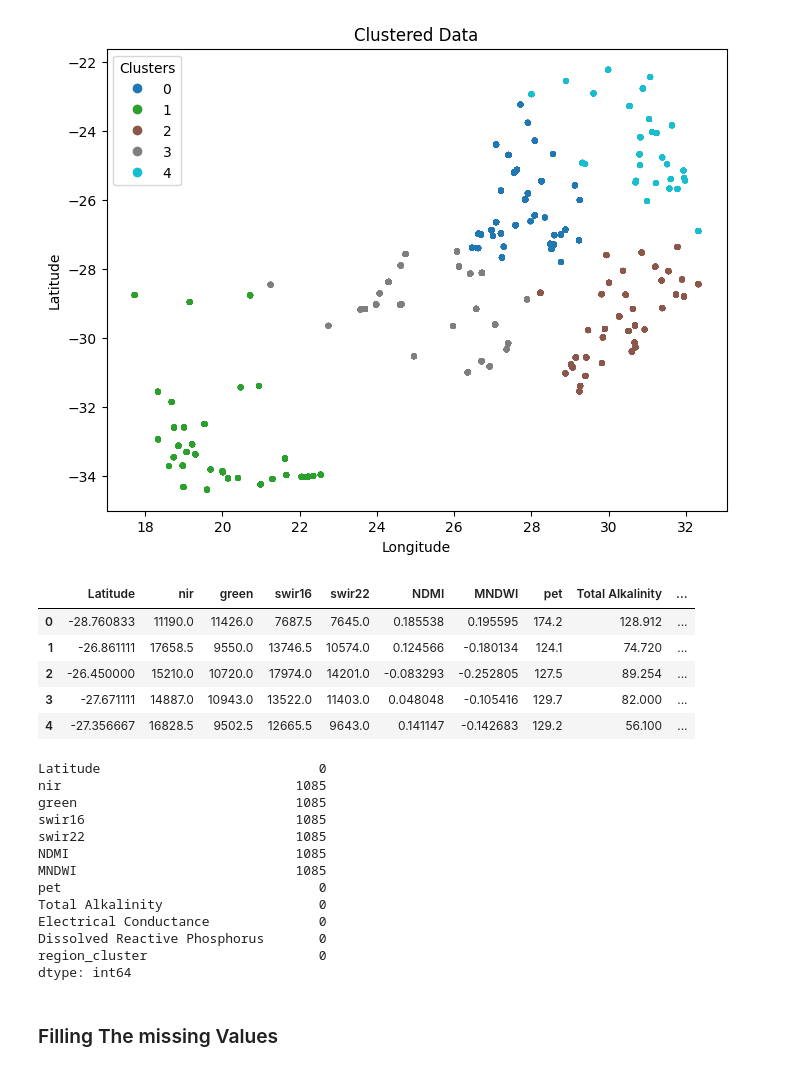
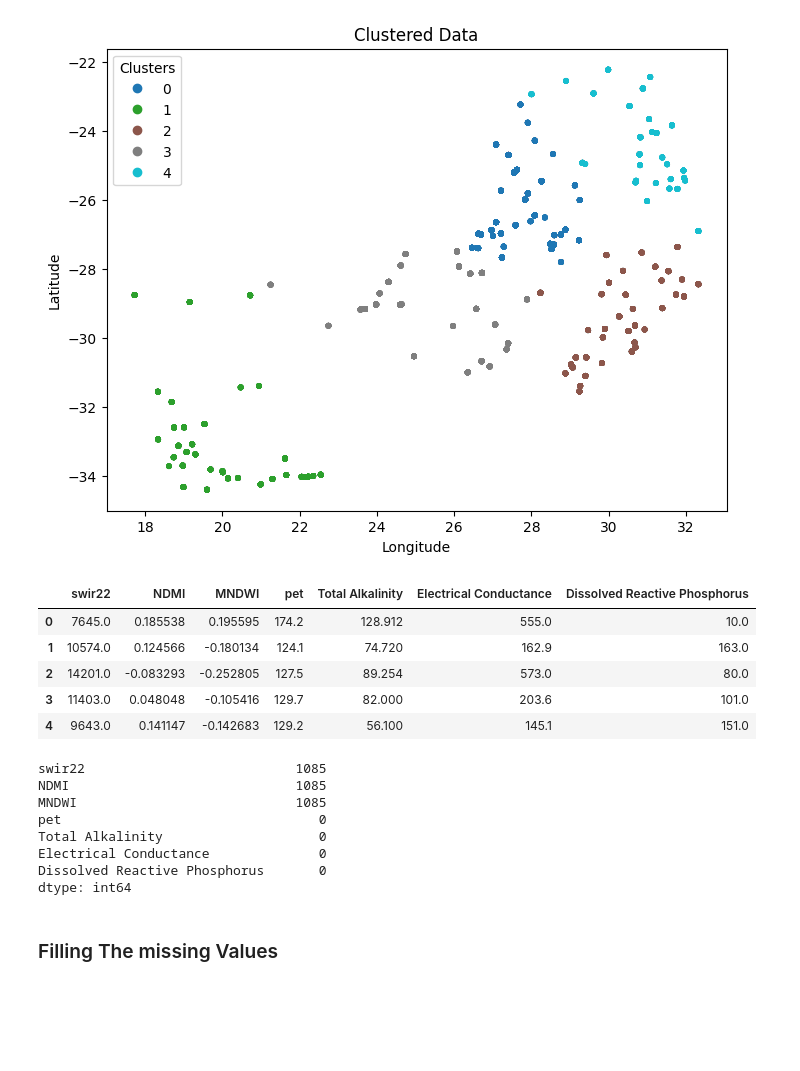
Before and after one commit to TonnieD/EY_AI_-_Data_Challenge, a Jupyter notebook: xgboost.ipynb, the cells around one changed output. Saved outputs shown, nothing was run; the diff lists cells and outputs as text; code cells hidden in the pictures; blank space fills up the shorter version.

```diff
--- a/xgboost.ipynb
+++ b/xgboost.ipynb
@@ -98,22 +98,18 @@ plt.show()
 [figure]
 # %%
 # Drop the Longitude column
-df = df.drop(columns = ['Longitude'])
+df = df.drop(columns = ['Longitude', 'Latitude', 'nir', 'green', 'swir16', 'region_cluster'])
 df.head()
 # %% [output]
-|  | Latitude | nir | green | swir16 | swir22 | NDMI | MNDWI | pet | Total Alkalinity | ... |
-| 0 | -28.760833 | 11190.0 | 11426.0 | 7687.5 | 7645.0 | 0.185538 | 0.195595 | 174.2 | 128.912 | ... |
-| 1 | -26.861111 | 17658.5 | 9550.0 | 13746.5 | 10574.0 | 0.124566 | -0.180134 | 124.1 | 74.720 | ... |
-| 2 | -26.450000 | 15210.0 | 10720.0 | 17974.0 | 14201.0 | -0.083293 | -0.252805 | 127.5 | 89.254 | ... |
-| 3 | -27.671111 | 14887.0 | 10943.0 | 13522.0 | 11403.0 | 0.048048 | -0.105416 | 129.7 | 82.000 | ... |
-| 4 | -27.356667 | 16828.5 | 9502.5 | 12665.5 | 9643.0 | 0.141147 | -0.142683 | 129.2 | 56.100 | ... |
+|  | swir22 | NDMI | MNDWI | pet | Total Alkalinity | Electrical Conductance | Dissolved Reactive Phosphorus |
+| 0 | 7645.0 | 0.185538 | 0.195595 | 174.2 | 128.912 | 555.0 | 10.0 |
+| 1 | 10574.0 | 0.124566 | -0.180134 | 124.1 | 74.720 | 162.9 | 163.0 |
+| 2 | 14201.0 | -0.083293 | -0.252805 | 127.5 | 89.254 | 573.0 | 80.0 |
+| 3 | 11403.0 | 0.048048 | -0.105416 | 129.7 | 82.000 | 203.6 | 101.0 |
+| 4 | 9643.0 | 0.141147 | -0.142683 | 129.2 | 56.100 | 145.1 | 151.0 |
 # %%
 df.isna().sum()
 # %% [output]
-Latitude                            0
-nir                              1085
-green                            1085
-swir16                           1085
 swir22                           1085
 NDMI                             1085
 MNDWI                            1085
@@ -121,7 +117,6 @@ pet                                 0
 Total Alkalinity                    0
 Electrical Conductance              0
 Dissolved Reactive Phosphorus       0
-region_cluster                      0
 dtype: int64
 # %% [markdown]
 ### Filling The missing Values
```
Also changed, not shown: parts of 11 cells of this notebook, 2 other files.
